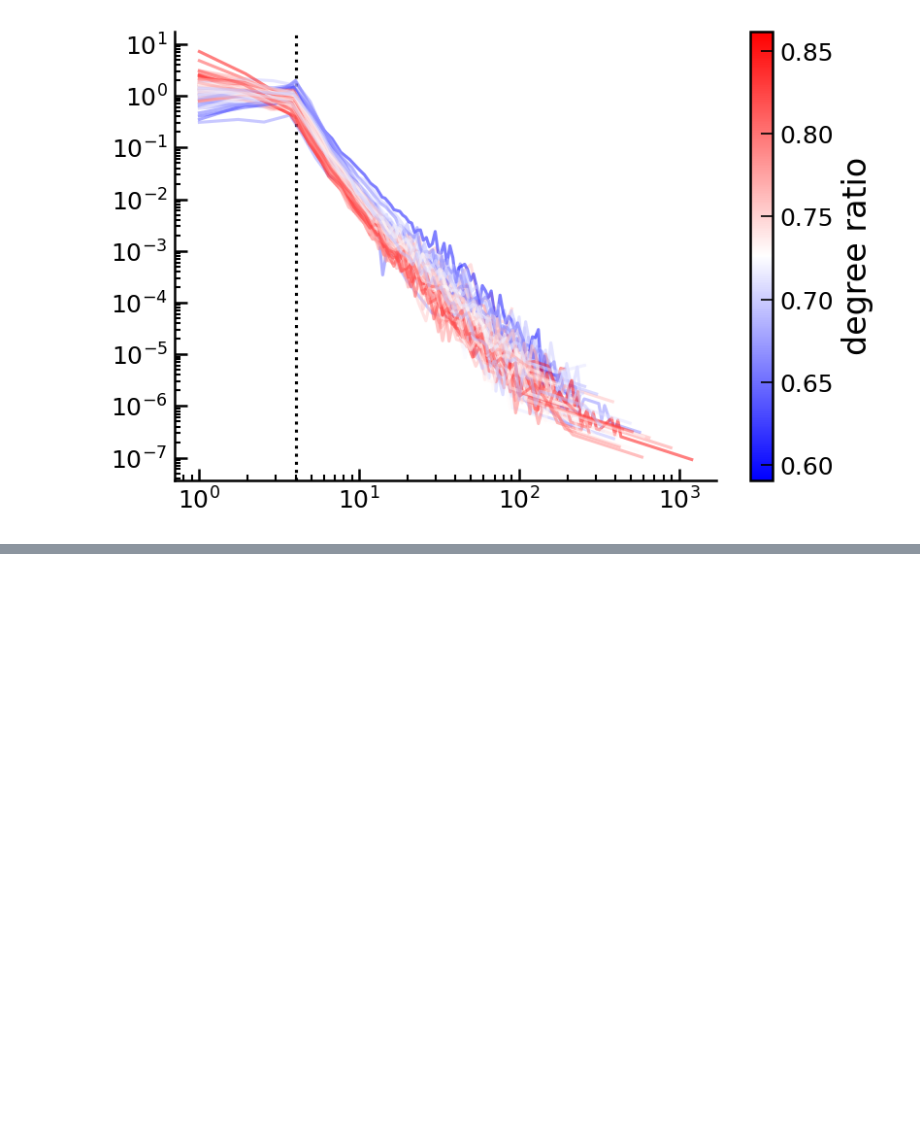
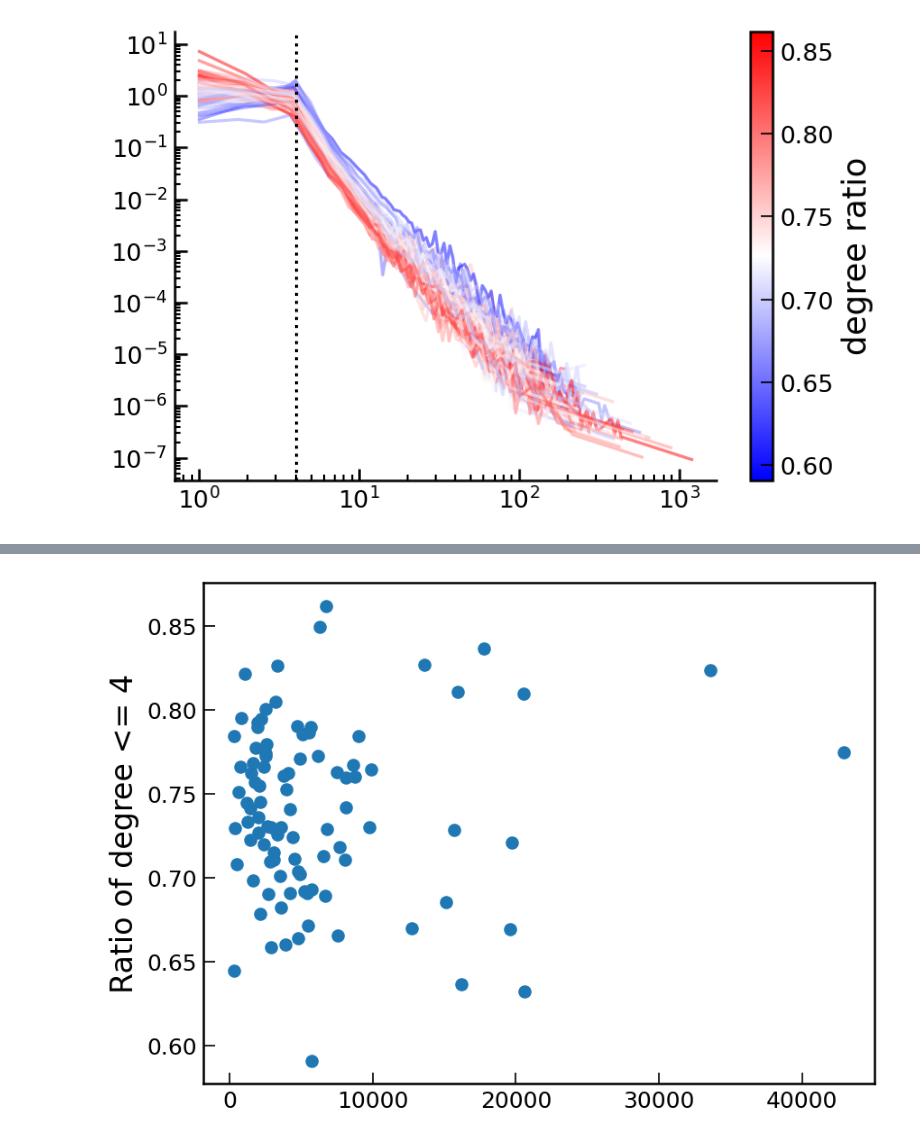
Before and after one commit to LassePSH/DualGraphDirCon, a Jupyter notebook: notebooks_lasse/street_type_ratio.ipynb, the cells around one changed output, grey strips where cells are left out. Saved outputs shown, nothing was run; the diff lists cells and outputs as text; code cells hidden in the pictures; blank space fills up the shorter version.

```diff
--- a/notebooks_lasse/street_type_ratio.ipynb
+++ b/notebooks_lasse/street_type_ratio.ipynb
@@ -275,20 +250,3 @@ cbar.set_label('degree ratio')
 plt.show()
 # %% [output]
 [figure]
-# %%
-fig, ax = plt.subplots(figsize=(6, 4))
-
-# Set up colormap based on degree_ratio range
-norm = Normalize(vmin=city_info['degree_ratio'].min(),
-                 vmax=city_info['degree_ratio'].max())
-cmap = plt.cm.bwr  # pick any: viridis, plasma, coolwarm, etc.
-
-for row, city in city_info.iterrows():
-    ratio = city.degree_ratio
-    dd = city.degrees
-    # dd smaller than 4
-    d = np.array(dd)
-    d = d[d <= 4]
-
-
-plt.show()
@@ -296,0 +261,4 @@ plt.show()
+# %%
+DATA_DIR = os.path.join('..', 'data', 'city_orientations')
+BIN_EDGES = np.arange(-5.0, 356.0, 10.0)
+assert len(BIN_EDGES) == 37  # 36 bins
@@ -296,0 +327,2 @@ plt.show()
+# %%
+df['city'] = df['city'].str.replace('_', ' ')
@@ -296,0 +345,16 @@ plt.show()
+# %%
+city_info['phi_w'] = city_info['city'].map(df.set_index('city')['phi_w'])
+city_info['H_w'] = city_info['city'].map(df.set_index('city')['H_w'])
+city_info['phi_o'] = city_info['city'].map(df.set_index('city')['phi_o'])
+city_info['H_o'] = city_info['city'].map(df.set_index('city')['H_o'])
+# %%
+x=city_info['population_density_per_km2']
+y=city_info['degree_ratio']
+
+plt.scatter(x, y)
+# plt.xlabel('Phi (orientation order)')
+plt.ylabel('Ratio of degree <= 4') # (trivial streets)
+# plt.title('Relationship between orientation order and degree ratio')
+plt.show()
+# %% [output]
+[figure, added]
```
Also changed, not shown: parts of 21 cells of this notebook, 7 other files.
